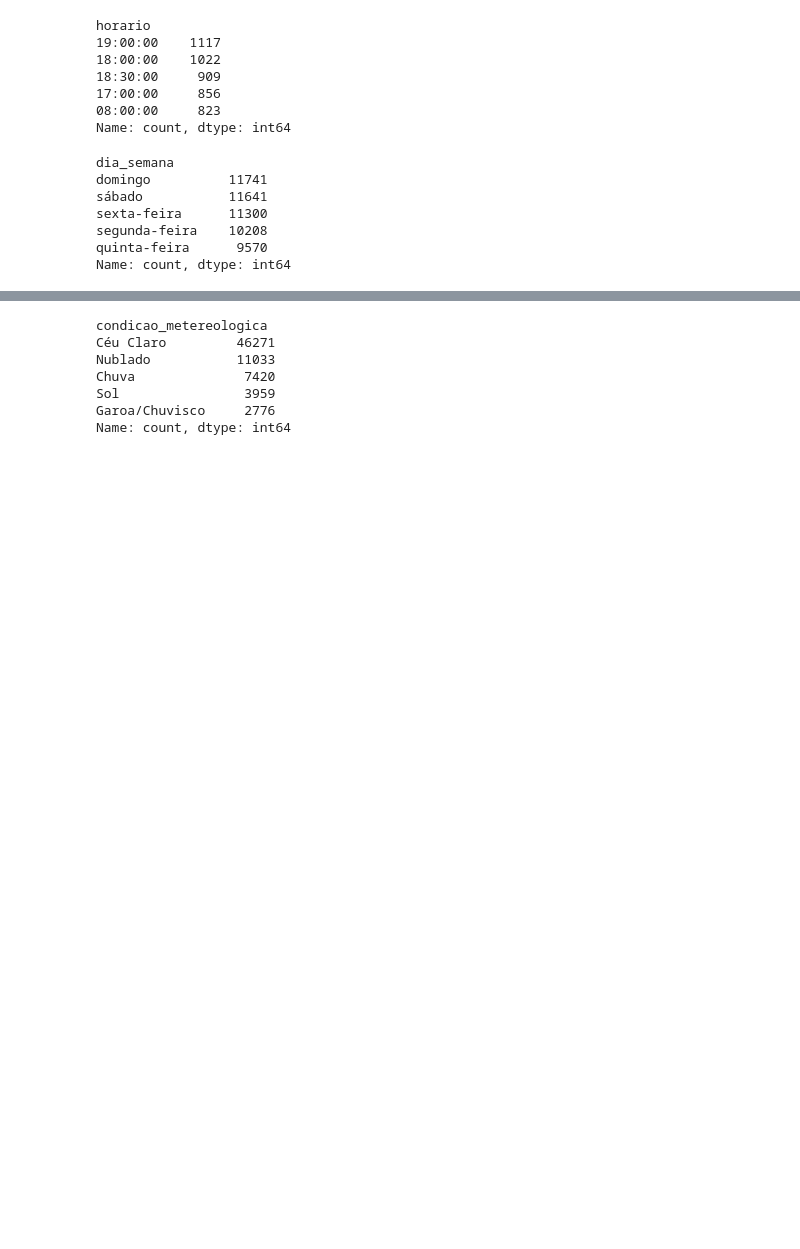
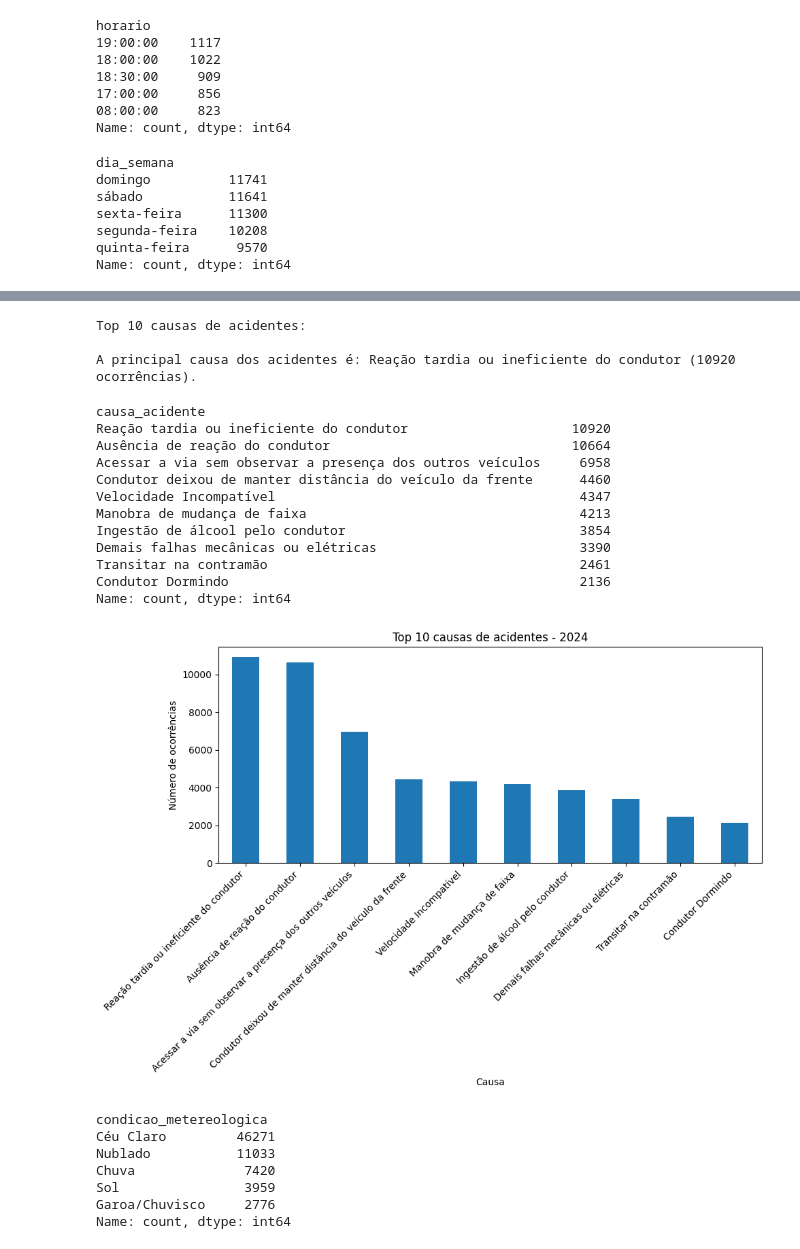
Before and after one commit to GiovaniFZ/Projeto_C318, a Jupyter notebook: Código_C318.ipynb, the cells around one changed output, grey strips where cells are left out. Saved outputs shown, nothing was run; the diff lists cells and outputs as text; code cells hidden in the pictures; blank space fills up the shorter version.

```diff
--- a/Código_C318.ipynb
+++ b/Código_C318.ipynb
@@ -102,3 +132,35 @@ Name: count, dtype: int64
+# %%
+# Qual é a maior causa dos acidentes?
+causas = df["causa_acidente"].value_counts()
+
+print("Top 10 causas de acidentes:")
+print(f"\nA principal causa dos acidentes é: {causas.idxmax()} ({causas.max()} ocorrências).")
+display(causas.head(10))
+
+causas.head(10).plot(kind="bar", figsize=(10, 7))
+plt.title("Top 10 causas de acidentes - 2024")
+plt.xlabel("Causa")
+plt.ylabel("Número de ocorrências")
+plt.xticks(rotation=45, ha="right")
+plt.tight_layout()
+plt.show()
+# %% [output]
+Top 10 causas de acidentes:
+
+A principal causa dos acidentes é: Reação tardia ou ineficiente do condutor (10920 ocorrências).
+causa_acidente
+Reação tardia ou ineficiente do condutor                     10920
+Ausência de reação do condutor                               10664
+Acessar a via sem observar a presença dos outros veículos     6958
+Condutor deixou de manter distância do veículo da frente      4460
+Velocidade Incompatível                                       4347
+Manobra de mudança de faixa                                   4213
+Ingestão de álcool pelo condutor                              3854
+Demais falhas mecânicas ou elétricas                          3390
+Transitar na contramão                                        2461
+Condutor Dormindo                                             2136
+Name: count, dtype: int64
+[figure, added]
 # %%
 # O clima influencia nos acidentes?
 df['condicao_metereologica'].value_counts().head()
```
Also changed, not shown: parts of 4 cells of this notebook, 1 other file.
